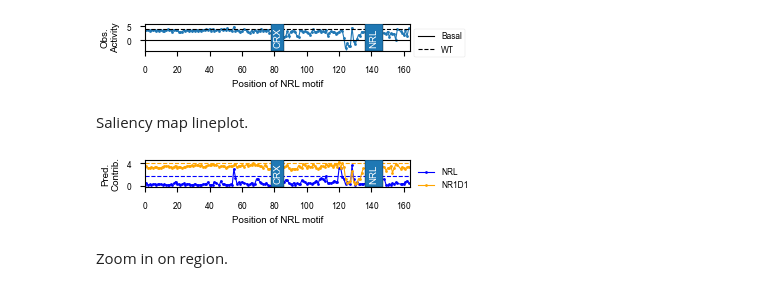
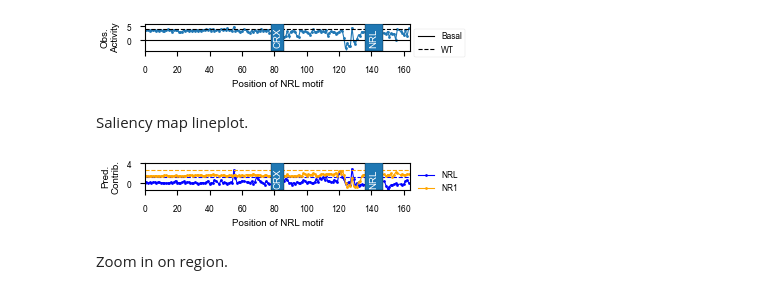
Before and after one commit to barakcohenlab/CRX-Active-Learning, a Jupyter notebook: enhancer_mutagenesis.ipynb, the cells around one changed output. Saved outputs shown, nothing was run; the diff lists cells and outputs as text; code cells hidden in the pictures.

```diff
--- a/enhancer_mutagenesis.ipynb
+++ b/enhancer_mutagenesis.ipynb
@@ -329,17 +331,17 @@ swaps_activity = swaps_activity.loc[[
     "a,b,c,d,e,f,G",
     # Motifs
     "a,b,c,D,e,f,g",
-    "a,F,c,d,e,f,g",
-    "a,F,c,D,e,f,g",
+    # "a,F,c,d,e,f,g",
+    # "a,F,c,D,e,f,g",
     # NRL rearranged
     "a,f,c,d,e,b,g",
-    "a,f,c,D,e,b,g",
-    "a,f,c,d,e,F,g",
-    "a,f,c,D,e,F,g",
+    # "a,f,c,D,e,b,g",
+    # "a,f,c,d,e,F,g",
+    # "a,f,c,D,e,F,g",
 ]]
 swaps_activity = swaps_activity.reset_index().set_index("label")[::-1]
 
-fig, ax = plt.subplots(figsize=plot_utils.get_figsize(0.2, 3.25))
+fig, ax = plt.subplots(figsize=plot_utils.get_figsize(0.15, 3.5 * len(swaps_activity) / 13))
 ax.barh(
     np.arange(len(swaps_activity)),
     swaps_activity["expression_log2"],
@@ -436,9 +437,6 @@ plot_utils.save_fig(fig, os.path.join(figures_dir, "inactiveSwapSaliencyActual")
 # %% [markdown]
 Quantify importance of CRX, NRL, and 119-136 before and after the swap.
 # %%
-def get_region_importance(row, track):
-    return track[row["begin"]:row["end"]].sum()
-
 inactive_coords = {
     tf.split("_")[0]: (start, start+len(ewms[tf.split("_")[0]]))
     for start, tf in inactive_site_map.items()
@@ -450,10 +448,10 @@ inactive_coords = pd.DataFrame.from_dict(
 
 region_importance = {}
 for seq, name in [[inactive_wt_seq, "WT"], [swapped_seq, "Swap [86,136)"]]:
-    _, actual, _ = deeplift_utils.saliency_map(seq, model)
-    actual_track = actual.max(axis=0)
+    track = deeplift_utils.actual_saliency_track(seq, model)
     region_importance[name] = inactive_coords.apply(
-        get_region_importance, args=(actual_track,), axis=1
+        lambda x: deeplift_utils.motif_importance(track, x["begin"], x["end"]),
+        axis=1
     )
 
 region_importance = pd.DataFrame(region_importance)
@@ -497,7 +495,7 @@ Experimental result.
 # %%
 white = (1., 1., 1.)
 slide_activity_df = activity_df.set_index("label").join(
-    slide_coords,
+    slide_coords[slide_coords["original_seq"] == strong_enhancer_id].set_index("label").drop(columns="original_seq"),
     how="inner"
 )
 slide_activity_df = slide_activity_df.sort_values(by="position_moved_to")
@@ -544,12 +542,14 @@ for seq in slide_seqs:
     h, a, p = deeplift_utils.saliency_map(seq, model)
     hypos.append(np.expand_dims(h, axis=0))
     actuals.append(np.expand_dims(a, axis=0))
-    actuals_decoded.append(np.expand_dims(a.max(axis=0), axis=0))
+    actuals_decoded.append(
+        deeplift_utils.actual_saliency_track(seq, model)
+    )
     preds.append(p)
 
 hypos = np.concatenate(hypos, axis=0)
 actuals = np.concatenate(actuals, axis=0)
-actuals_decoded = np.concatenate(actuals_decoded, axis=0)
+actuals_decoded = np.array(actuals_decoded)
 preds = np.array(preds)
 # %%
 nrl_importance = {}
@@ -599,35 +599,35 @@ ax.plot(
 ax.axhline(
     wt_nrl_importance,
     color="blue",
     linestyle="--",
 )
 ax.plot(
     nrl_importance.index,
     novel_importance,
     marker="o",
     color="orange",
-    label="NR1D1"
+    label="NR1"
 )
 ax.axhline(
     wt_novel_importance,
     color="orange",
     linestyle="--",
 )
 plot_utils.visualize_sequence(
     strong_enhancer_wt_seq,
     white,
     ewms,
     mu,
     dark_blue,
     figax=(fig, ax)
 )
 ax.set_yticks([0, 4])
 ax.set_xlabel("Position of NRL motif")
 ax.set_ylabel("Pred.\nContrib.")
 ax.legend(loc="upper left", bbox_to_anchor=(1, 1), frameon=False)
 plot_utils.save_fig(fig, os.path.join(figures_dir, "strongEnhancerSlideNrlImportance"))
 # %% [output]
-[figure, old version]
+[figure, new version]
 # %% [markdown]
 Zoom in on region.
 # %%
```
Also changed, not shown: parts of 7 cells of this notebook, 10 other files.
